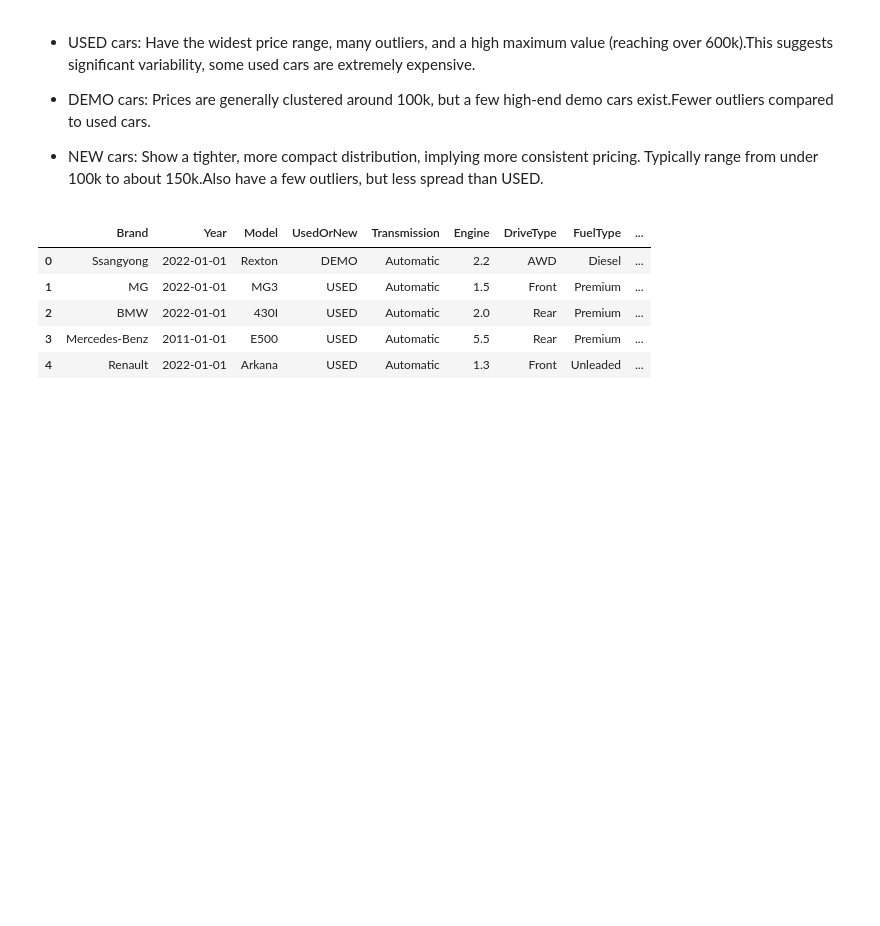
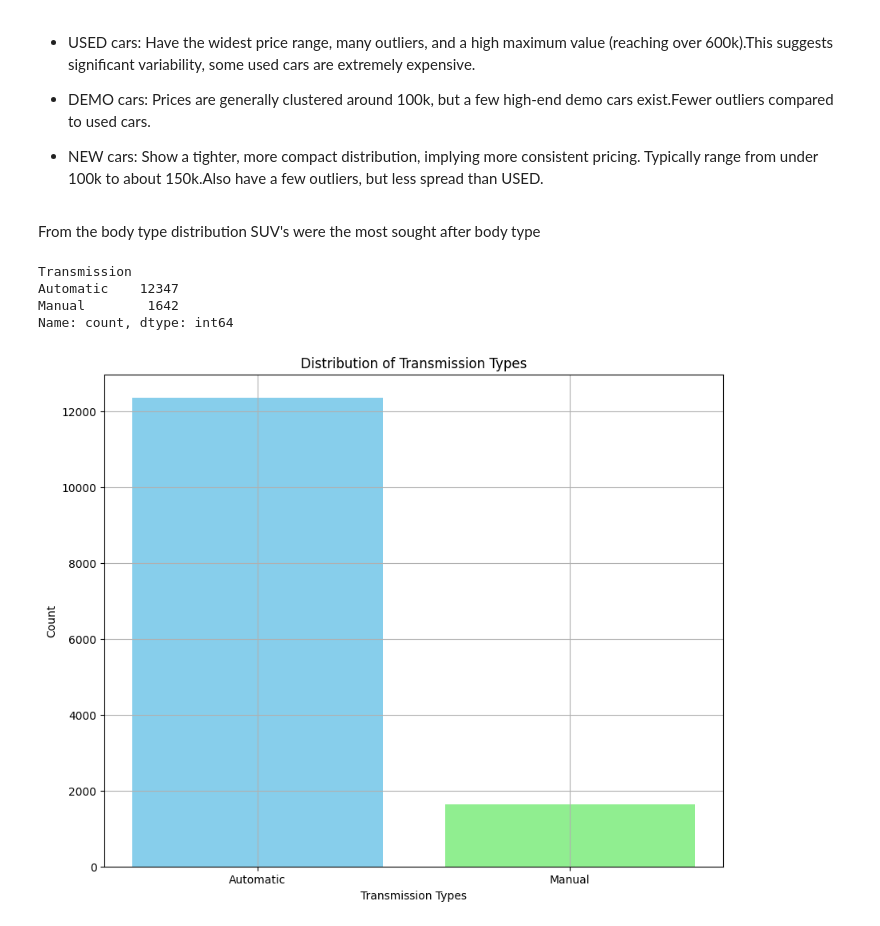
Before and after one commit to Wayneotc/Australian-Car-Sales, a Jupyter notebook: australia part 3.ipynb, the cells around one changed output. Saved outputs shown, nothing was run; the diff lists cells and outputs as text; code cells hidden in the pictures; blank space fills up the shorter version.

```diff
--- a/australia part 3.ipynb
+++ b/australia part 3.ipynb
@@ -596,10 +609 @@ fig.update_xaxes(categoryorder='total descending')
 fig.show()
-# %%
-df.head()
-# %% [output]
-|  | Brand | Year | Model | UsedOrNew | Transmission | Engine | DriveType | FuelType | ... |
-| 0 | Ssangyong | 2022-01-01 | Rexton | DEMO | Automatic | 2.2 | AWD | Diesel | ... |
-| 1 | MG | 2022-01-01 | MG3 | USED | Automatic | 1.5 | Front | Premium | ... |
-| 2 | BMW | 2022-01-01 | 430I | USED | Automatic | 2.0 | Rear | Premium | ... |
-| 3 | Mercedes-Benz | 2011-01-01 | E500 | USED | Automatic | 5.5 | Rear | Premium | ... |
-| 4 | Renault | 2022-01-01 | Arkana | USED | Automatic | 1.3 | Front | Unleaded | ... |
@@ -648,0 +610,33 @@ fig.show()
+# %% [markdown]
+From the body type distribution SUV's were the most sought after body type
+# %%
+df['Transmission'].value_counts()
+# %% [output]
+Transmission
+Automatic    12347
+Manual        1642
+Name: count, dtype: int64
+# %%
+# Visualizing the distribution of Transmission
+
+#Count the occurrences of each transmission type
+transmission_counts = df['Transmission'].value_counts()
+
+# Create a bar plot
+plt.figure(figsize=(10, 8))
+colors = ['skyblue', 'lightgreen']
+plt.bar(transmission_counts.index, transmission_counts.values, color= colors)
+
+# Set custom labels
+plt.xticks(ticks=range(len(transmission_counts)), labels=['Automatic', 'Manual'])
+
+# Add titles and labels
+plt.title('Distribution of Transmission Types')
+plt.xlabel('Transmission Types')
+plt.ylabel('Count')
+plt.grid(True)
+
+# Show the plot
+plt.show()
+# %% [output]
+[figure, added]
```
Also changed, not shown: parts of 9 cells of this notebook.
